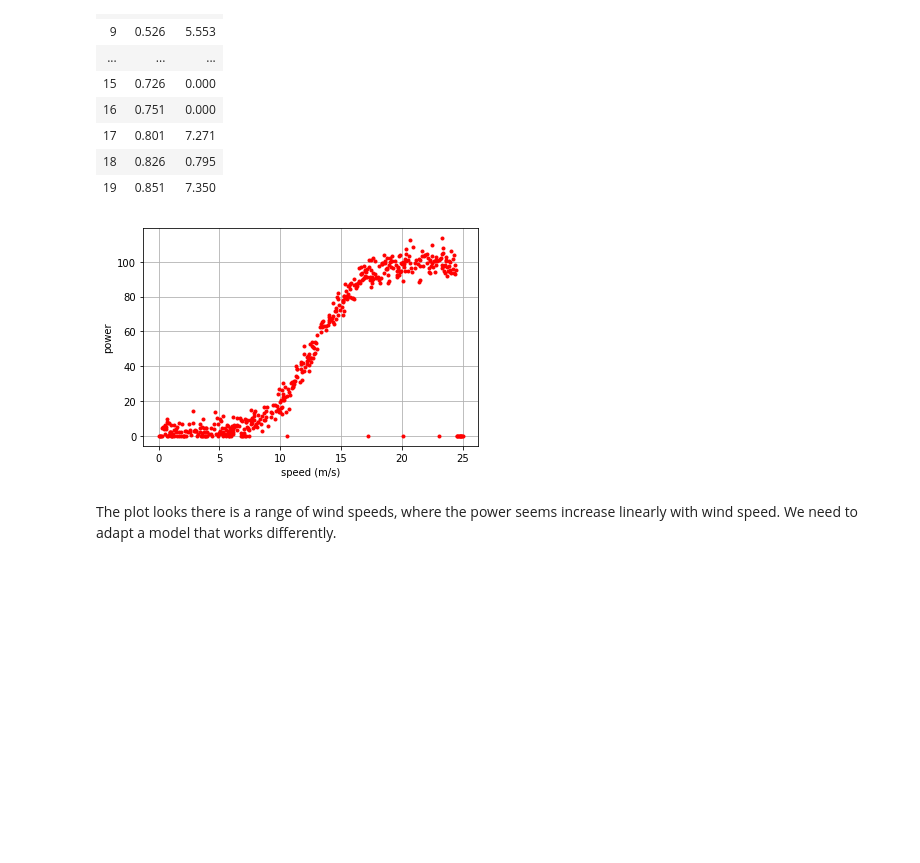
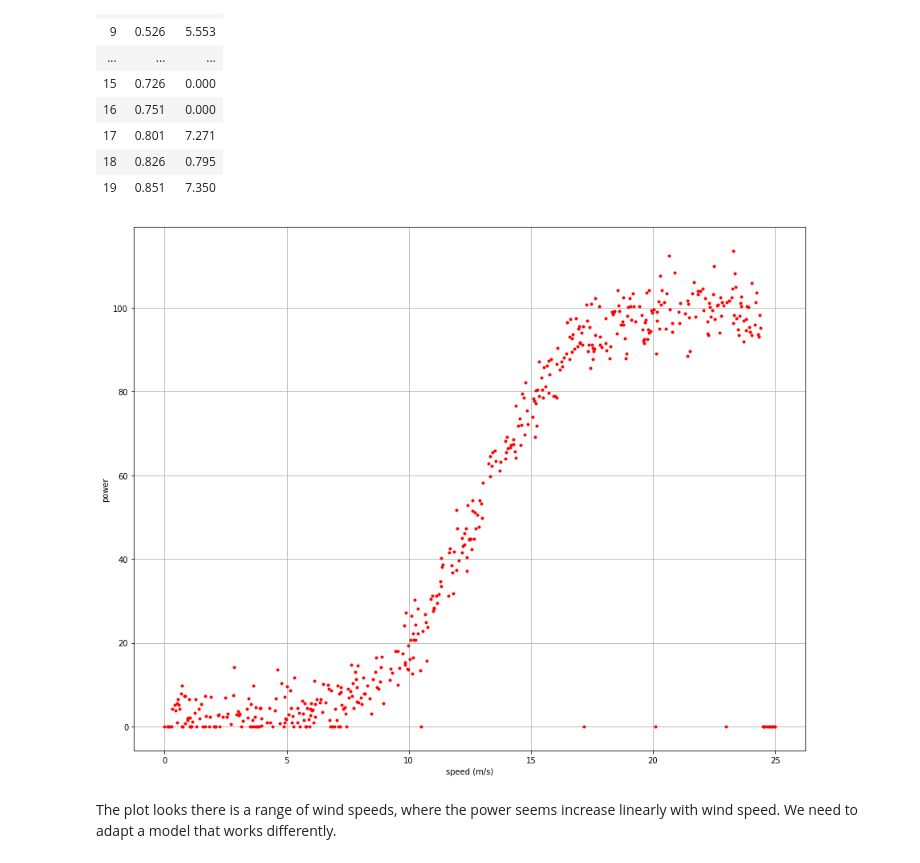
Before and after one commit to rituteval/MLS--project, a Jupyter notebook: MLS-project.ipynb, the cells around one changed output. Cells and saved outputs as stored; diff of their text form; code cells hidden in the pictures; blank space fills up the shorter version.

```diff
--- a/MLS-project.ipynb
+++ b/MLS-project.ipynb
@@ -111,12 +111,13 @@ df.sort_values(by=['speed']).head(20)
 | 18 | 0.826 | 0.795 |
 | 19 | 0.851 | 7.350 |
 # %%
+plt.figure(figsize=(15,12))
 plt.plot(df['speed'], df['power'],  '.r') #  Plotted power of wind speed.
 plt.xlabel('speed (m/s)', fontsize='10')
 plt.ylabel('power', fontsize='10')
 plt.grid()
 # %% [output]
-[figure, old version]
+[figure, new version]
 # %% [markdown]
 The plot looks there is a range of wind speeds, where the power seems increase linearly with wind speed.  We need to adapt a model that works differently.
 # %%
```
Also changed, not shown: parts of 40 cells of this notebook.
